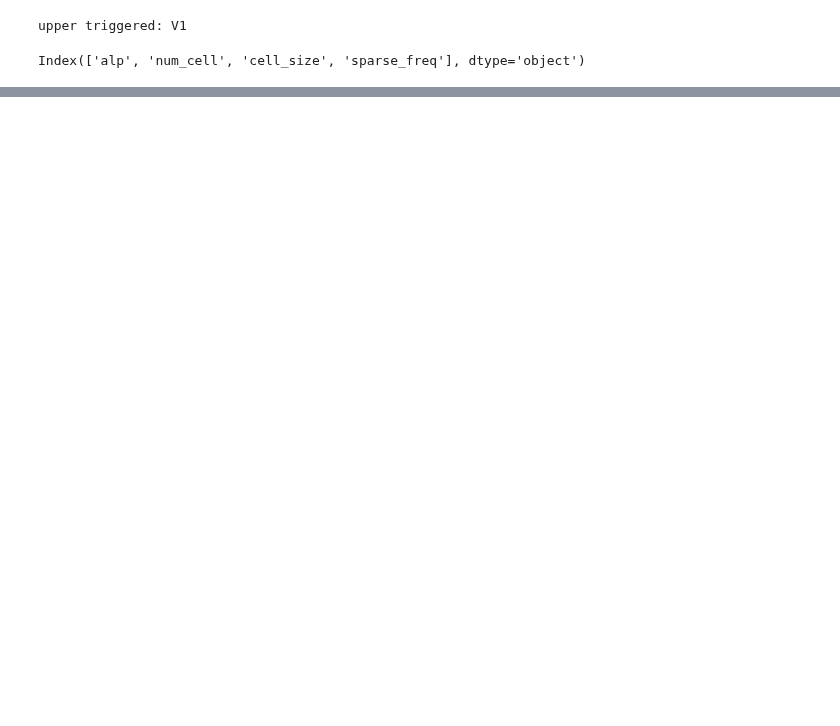
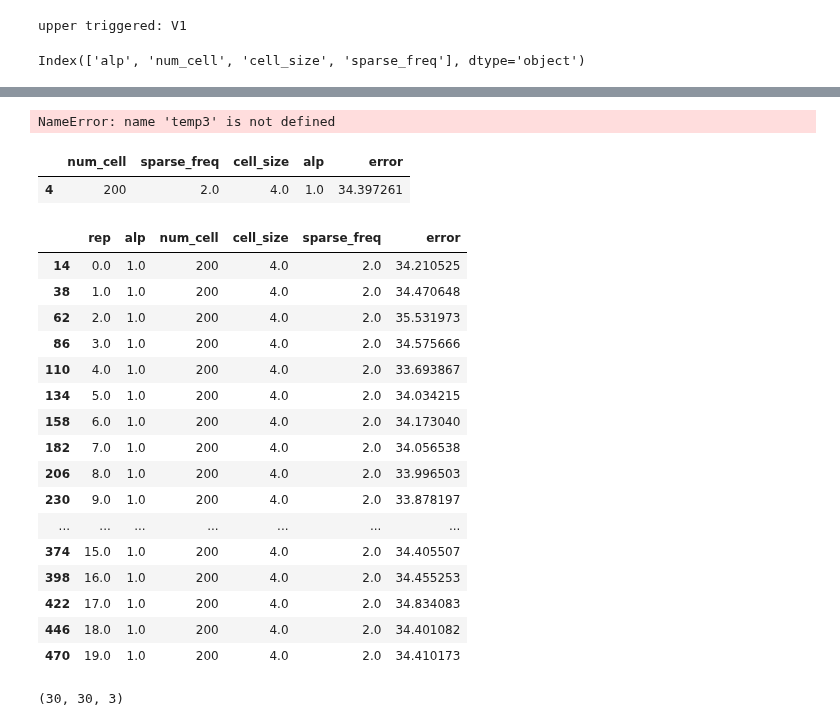
Before and after one commit to qkstngus000/Visual-Compressive-Sensing, a Jupyter notebook: experiment/write_text_file.ipynb, the cells around one changed output, grey strips where cells are left out. Drawn from its saved outputs; the diff is of its cells as text; code cells hidden in the pictures; blank space fills up the shorter version.

```diff
--- a/experiment/write_text_file.ipynb
+++ b/experiment/write_text_file.ipynb
@@ -30,0 +123,5 @@ Index(['alp', 'num_cell', 'cell_size', 'sparse_freq'], dtype='object')
+# %%
+temp3.groupby(
+    ['num_cell', 'sparse_freq', 'cell_size', 'alp'], as_index=False).mean().drop('rep', axis=1)
+# %% [output]
+NameError: name 'temp3' is not defined
@@ -30,0 +138,25 @@ Index(['alp', 'num_cell', 'cell_size', 'sparse_freq'], dtype='object')
+# %%
+temp50.loc[(temp50['error'] == temp50['error'].min())]
+# %% [output]
+|  | num_cell | sparse_freq | cell_size | alp | error |
+| 4 | 200 | 2.0 | 4.0 | 1.0 | 34.397261 |
+# %%
+V1_param_df.loc[(V1_param_df['num_cell'] == 200) & (V1_param_df['sparse_freq'] == 2) & (V1_param_df['cell_size'] == 4) & (V1_param_df['alp'] == 1)]
+# %% [output]
+|  | rep | alp | num_cell | cell_size | sparse_freq | error |
+| 14 | 0.0 | 1.0 | 200 | 4.0 | 2.0 | 34.210525 |
+| 38 | 1.0 | 1.0 | 200 | 4.0 | 2.0 | 34.470648 |
+| 62 | 2.0 | 1.0 | 200 | 4.0 | 2.0 | 35.531973 |
+| 86 | 3.0 | 1.0 | 200 | 4.0 | 2.0 | 34.575666 |
+| 110 | 4.0 | 1.0 | 200 | 4.0 | 2.0 | 33.693867 |
+| 134 | 5.0 | 1.0 | 200 | 4.0 | 2.0 | 34.034215 |
+| 158 | 6.0 | 1.0 | 200 | 4.0 | 2.0 | 34.173040 |
+| 182 | 7.0 | 1.0 | 200 | 4.0 | 2.0 | 34.056538 |
+| 206 | 8.0 | 1.0 | 200 | 4.0 | 2.0 | 33.996503 |
+| 230 | 9.0 | 1.0 | 200 | 4.0 | 2.0 | 33.878197 |
+| ... | ... | ... | ... | ... | ... | ... |
+| 374 | 15.0 | 1.0 | 200 | 4.0 | 2.0 | 34.405507 |
+| 398 | 16.0 | 1.0 | 200 | 4.0 | 2.0 | 34.455253 |
+| 422 | 17.0 | 1.0 | 200 | 4.0 | 2.0 | 34.834083 |
+| 446 | 18.0 | 1.0 | 200 | 4.0 | 2.0 | 34.401082 |
+| 470 | 19.0 | 1.0 | 200 | 4.0 | 2.0 | 34.410173 |
@@ -30,0 +167,4 @@ Index(['alp', 'num_cell', 'cell_size', 'sparse_freq'], dtype='object')
+# %%
+img_arr.shape
+# %% [output]
+(30, 30, 3)
```
Also changed, not shown: parts of 14 cells of this notebook, 5 other files.
